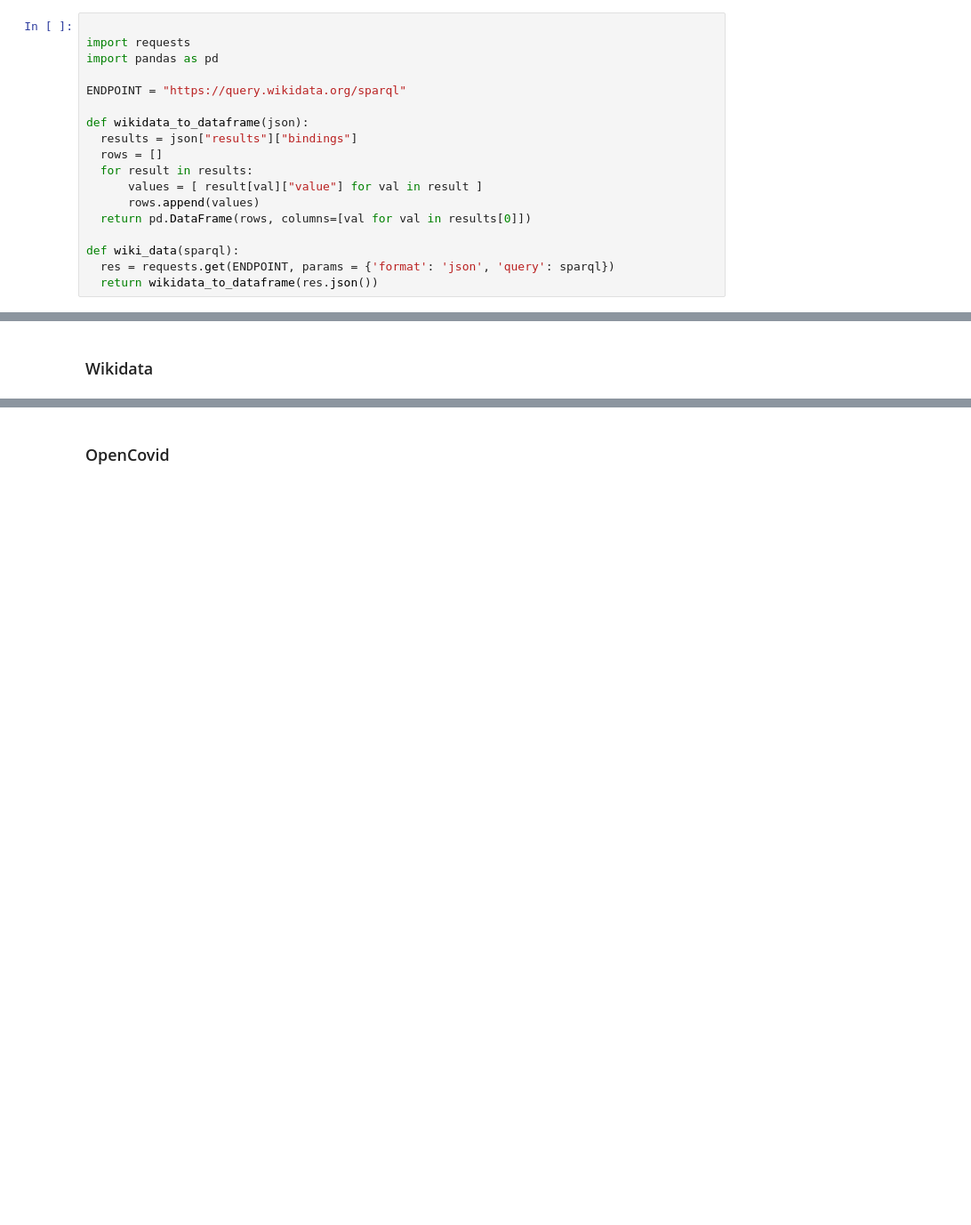
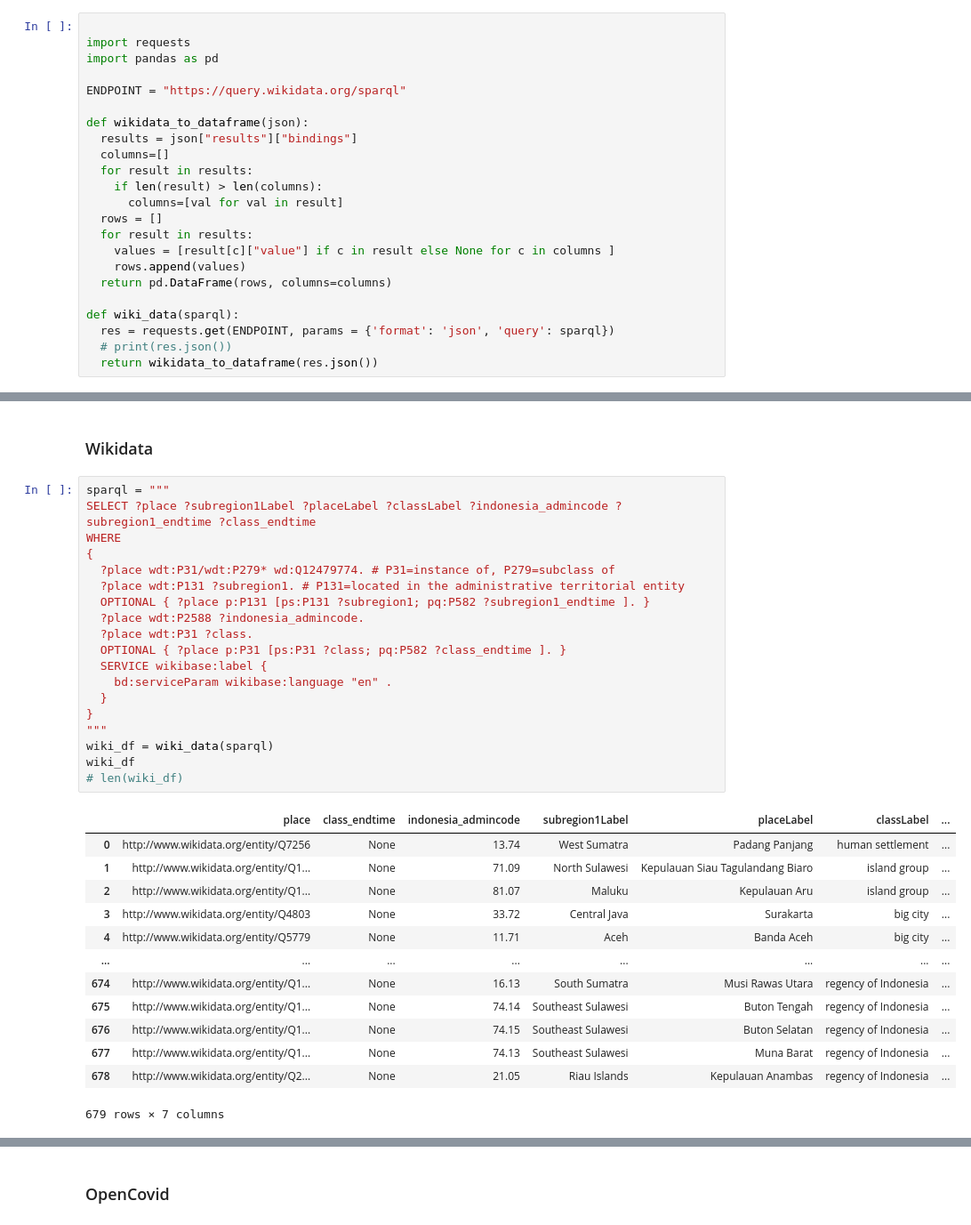
Before and after one commit to dhan16/colabs, a Jupyter notebook: covid19opendata/WikiData.ipynb, the cells around one changed output, grey strips where cells are left out. Shown at 89% size. Saved outputs shown, nothing was run; the diff lists cells and outputs as text; blank space fills up the shorter version.

```diff
--- a/covid19opendata/WikiData.ipynb
+++ b/covid19opendata/WikiData.ipynb
@@ -11,14 +11,19 @@ ENDPOINT = "https://query.wikidata.org/sparql"
 
 def wikidata_to_dataframe(json):
   results = json["results"]["bindings"]
+  columns=[]
+  for result in results:
+    if len(result) > len(columns):
+      columns=[val for val in result]
   rows = []
   for result in results:
-      values = [ result[val]["value"] for val in result ]
-      rows.append(values)
-  return pd.DataFrame(rows, columns=[val for val in results[0]])
+    values = [result[c]["value"] if c in result else None for c in columns ]
+    rows.append(values)
+  return pd.DataFrame(rows, columns=columns)
 
 def wiki_data(sparql):
   res = requests.get(ENDPOINT, params = {'format': 'json', 'query': sparql})
+  # print(res.json())
   return wikidata_to_dataframe(res.json())
 # %%
 !pip install --upgrade gspread
@@ -44,3 +49,36 @@ Successfully installed gspread-3.7.0
 ## Indonesia
 # %% [markdown]
 ### Wikidata
+# %%
+sparql = """
+SELECT ?place ?subregion1Label ?placeLabel ?classLabel ?indonesia_admincode ?subregion1_endtime ?class_endtime
+WHERE
+{
+  ?place wdt:P31/wdt:P279* wd:Q12479774. # P31=instance of, P279=subclass of
+  ?place wdt:P131 ?subregion1. # P131=located in the administrative territorial entity
+  OPTIONAL { ?place p:P131 [ps:P131 ?subregion1; pq:P582 ?subregion1_endtime ]. }
+  ?place wdt:P2588 ?indonesia_admincode.
+  ?place wdt:P31 ?class.
+  OPTIONAL { ?place p:P31 [ps:P31 ?class; pq:P582 ?class_endtime ]. }
+  SERVICE wikibase:label {
+    bd:serviceParam wikibase:language "en" .
+  }
+}
+"""
+wiki_df = wiki_data(sparql)
+wiki_df
+# len(wiki_df)
+# %% [output]
+|  | place | class_endtime | indonesia_admincode | subregion1Label | placeLabel | classLabel | ... |
+| 0 | http://www.wikidata.org/entity/Q7256 | None | 13.74 | West Sumatra | Padang Panjang | human settlement | ... |
+| 1 | http://www.wikidata.org/entity/Q1... | None | 71.09 | North Sulawesi | Kepulauan Siau Tagulandang Biaro | island group | ... |
+| 2 | http://www.wikidata.org/entity/Q1... | None | 81.07 | Maluku | Kepulauan Aru | island group | ... |
+| 3 | http://www.wikidata.org/entity/Q4803 | None | 33.72 | Central Java | Surakarta | big city | ... |
+| 4 | http://www.wikidata.org/entity/Q5779 | None | 11.71 | Aceh | Banda Aceh | big city | ... |
+| ... | ... | ... | ... | ... | ... | ... | ... |
+| 674 | http://www.wikidata.org/entity/Q1... | None | 16.13 | South Sumatra | Musi Rawas Utara | regency of Indonesia | ... |
+| 675 | http://www.wikidata.org/entity/Q1... | None | 74.14 | Southeast Sulawesi | Buton Tengah | regency of Indonesia | ... |
+| 676 | http://www.wikidata.org/entity/Q1... | None | 74.15 | Southeast Sulawesi | Buton Selatan | regency of Indonesia | ... |
+| 677 | http://www.wikidata.org/entity/Q1... | None | 74.13 | Southeast Sulawesi | Muna Barat | regency of Indonesia | ... |
+| 678 | http://www.wikidata.org/entity/Q2... | None | 21.05 | Riau Islands | Kepulauan Anambas | regency of Indonesia | ... |
+679 rows × 7 columns
```
Also changed, not shown: parts of 7 cells of this notebook.
